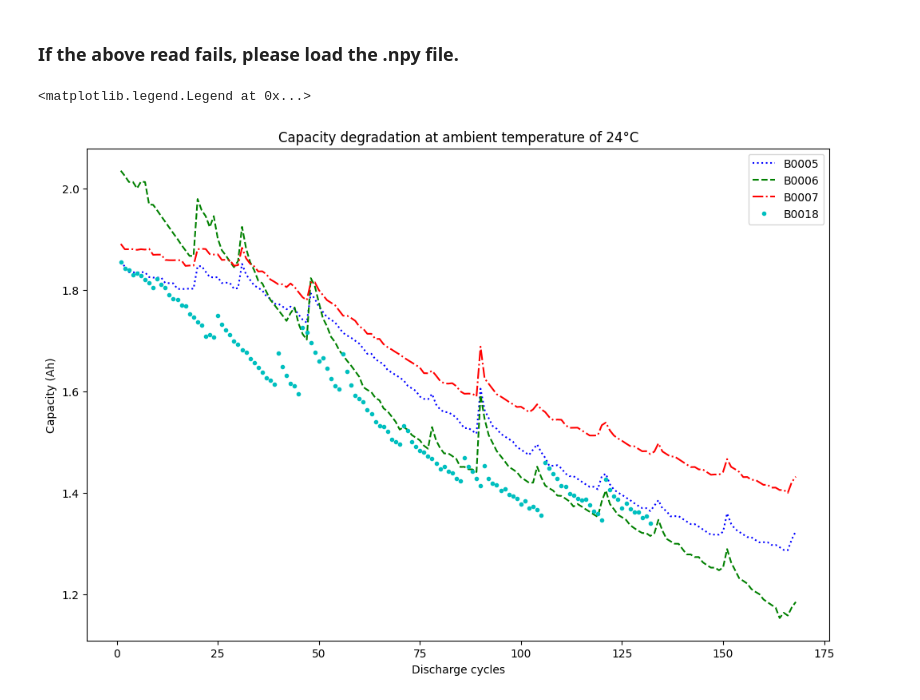
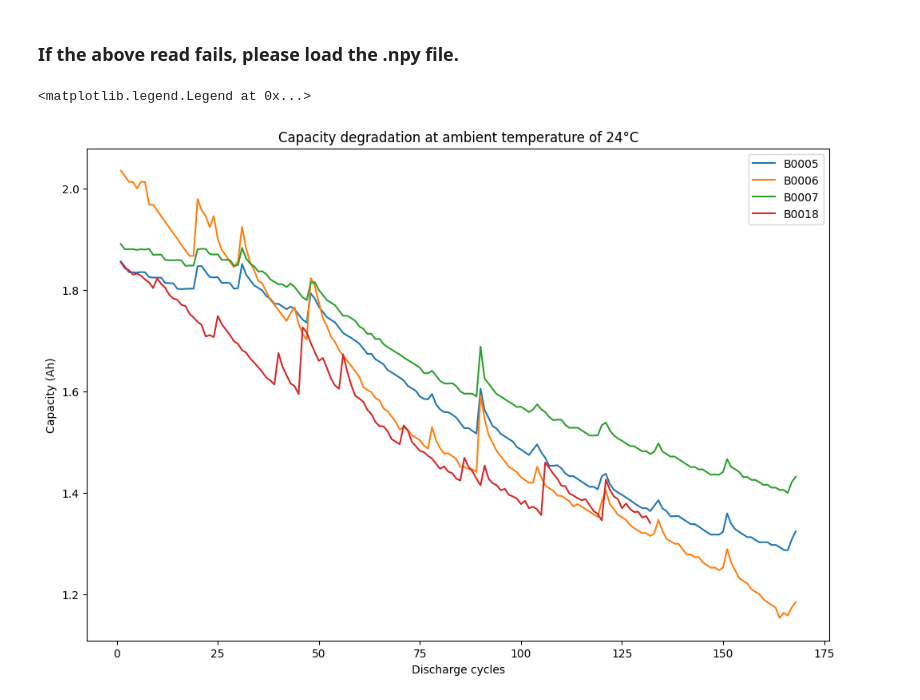
Before and after one commit to CXL-edu/Battery_RUL_Benchmark, a Jupyter notebook: data/NASA/nasa_data_extra.ipynb, the cells around one changed output. Cells and saved outputs as stored; diff of their text form; code cells hidden in the pictures.

```diff
--- a/data/NASA/nasa_data_extra.ipynb
+++ b/data/NASA/nasa_data_extra.ipynb
@@ -97,19 +97,19 @@ Save Dataset B0018.csv ...
 # %%
 import numpy as np
 import matplotlib.pyplot as plt
 
 Battery_list = ['B0005', 'B0006', 'B0007', 'B0018']
 Battery = np.load('NASA.npy', allow_pickle=True)
 Battery = Battery.item()
 
 fig, ax = plt.subplots(1, figsize=(12, 8))
 color_list = ['b:', 'g--', 'r-.', 'c.']
 c = 0
 for name,color in zip(Battery_list, color_list):
     df_result = Battery[name]
-    ax.plot(df_result[0], df_result[1], color, label=name)
+    ax.plot(df_result[0], df_result[1], label=name)
 ax.set(xlabel='Discharge cycles', ylabel='Capacity (Ah)', title='Capacity degradation at ambient temperature of 24°C')
 plt.legend()
 # %% [output]
 <matplotlib.legend.Legend at 0x...>
-[figure, old version]
+[figure, new version]
```
Also changed, not shown: 11 other files.
